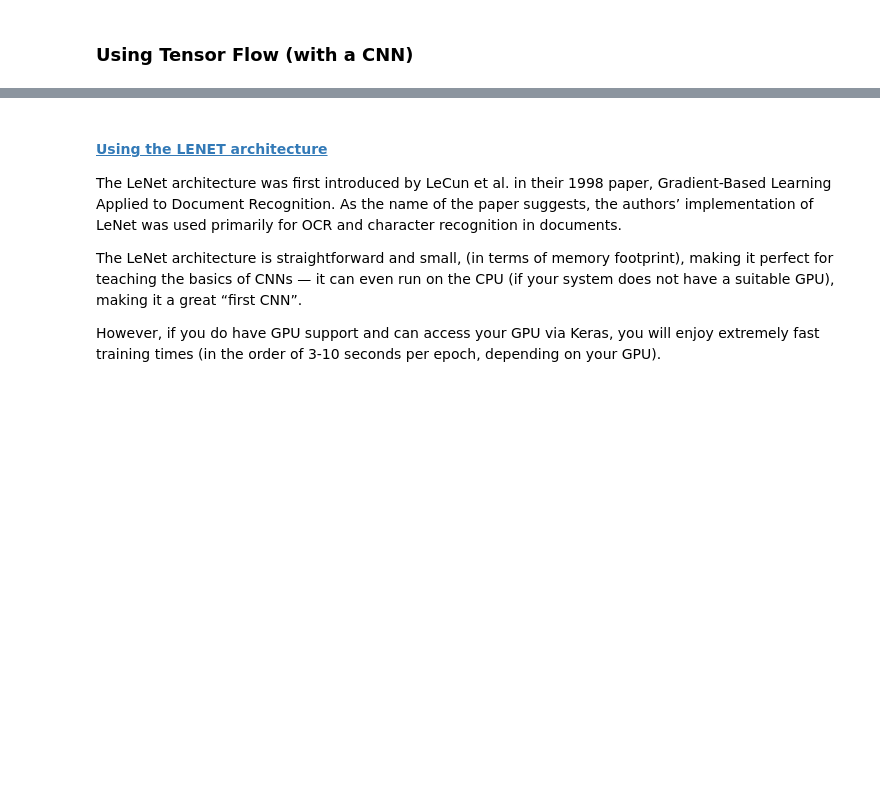
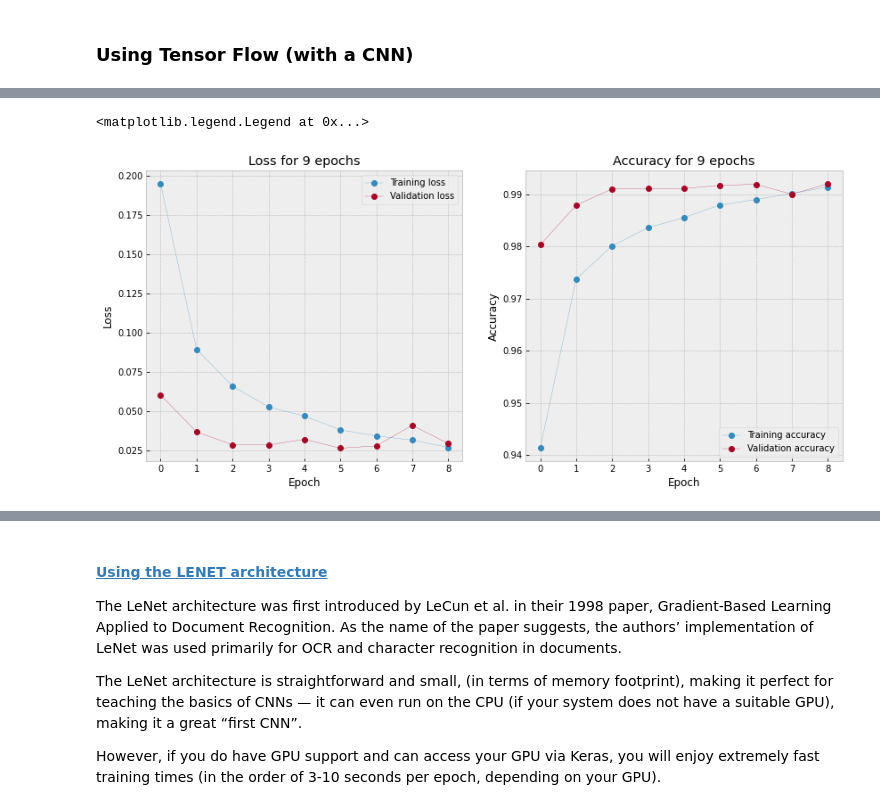
Before and after one commit to rsouza/NeuralNetworks_Course, a Jupyter notebook: Notebooks/TensorFlow/CNN/TF_CNN-II.ipynb, the cells around one changed output, grey strips where cells are left out. Drawn from its saved outputs; the diff is of its cells as text; code cells hidden in the pictures; blank space fills up the shorter version.

```diff
--- a/Notebooks/TensorFlow/CNN/TF_CNN-II.ipynb
+++ b/Notebooks/TensorFlow/CNN/TF_CNN-II.ipynb
@@ -331,10 +435,6 @@ model.compile(loss=tf.keras.losses.categorical_crossentropy,
 # %%
 early_stopping = EarlyStopping(monitor='val_loss', patience=3)
 
-history = model.fit(X_train,
-                    y_train,
-                    batch_size=batch_size,
-                    epochs=epochs,
-                    verbose=1,
-                    validation_data=(X_test, y_test),
-                    callbacks=[early_stopping])
+%time history = model.fit(trainX, trainY,batch_size=32, epochs=10, verbose=1, \
+                          validation_data=(testX, testY), callbacks=[early_stopping])
+model.evaluate(testX, testY, verbose=1)
@@ -340,0 +478,23 @@ history = model.fit(X_train,
+# %%
+fig = plt.figure(figsize=(14,6))
+plt.style.use('bmh')
+params_dict = dict(linestyle='solid', linewidth=0.25, marker='o', markersize=6)
+
+plt.subplot(121)
+plt.plot(hist_df.loss, label='Training loss', **params_dict)
+plt.plot(hist_df.val_loss, label='Validation loss', **params_dict)
+plt.title('Loss for ' + str(len(history.epoch)) + ' epochs')
+plt.xlabel('Epoch')
+plt.ylabel('Loss')
+plt.legend()
+
+plt.subplot(122)
+plt.plot(hist_df.accuracy, label='Training accuracy', **params_dict)
+plt.plot(hist_df.val_accuracy, label='Validation accuracy', **params_dict)
+plt.title('Accuracy for ' + str(len(history.epoch)) + ' epochs')
+plt.xlabel('Epoch')
+plt.ylabel('Accuracy')
+plt.legend()
+# %% [output]
+<matplotlib.legend.Legend at 0x...>
+[figure, added]
```
Also changed, not shown: parts of 36 cells of this notebook, 2 other files.
